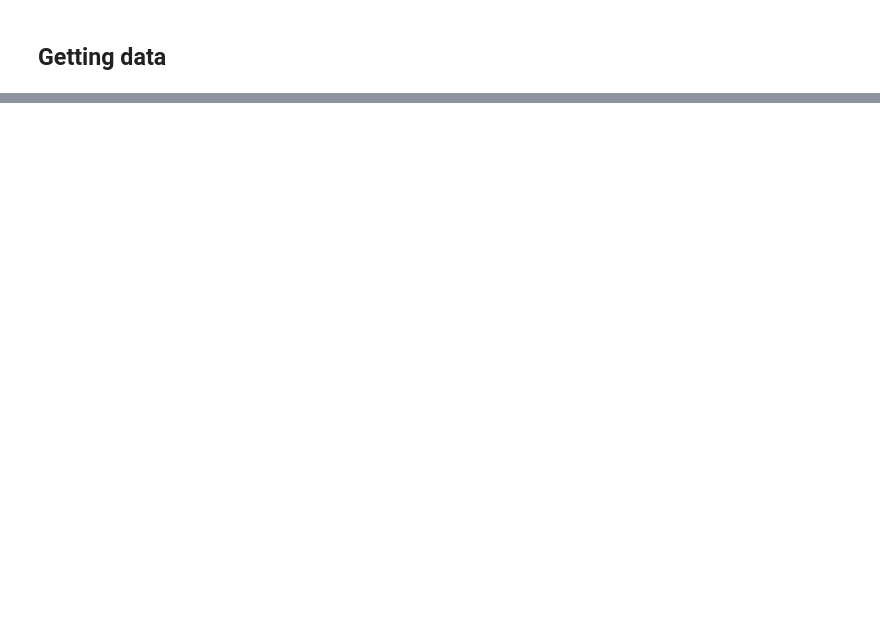
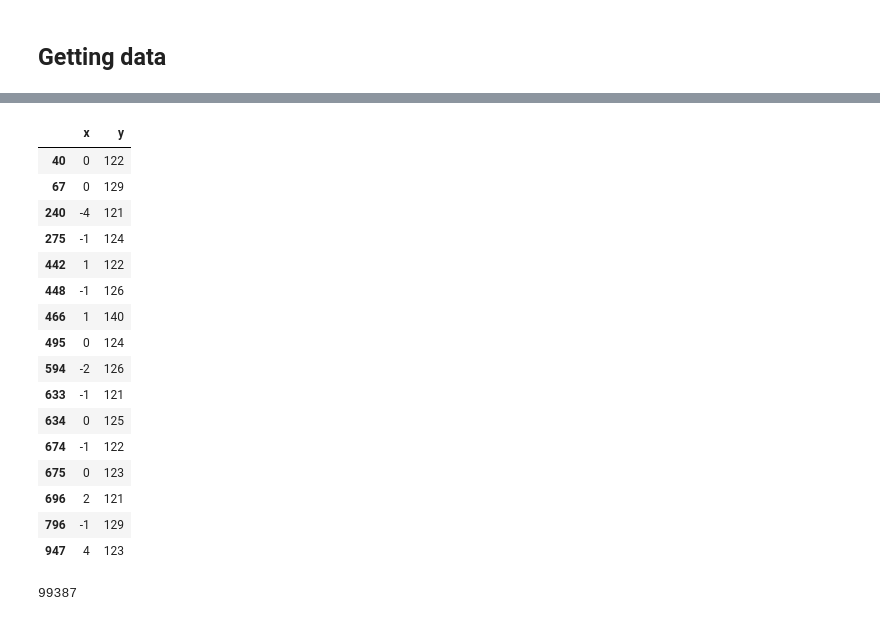
Before and after one commit to jbuisine/python-learn, a Jupyter notebook: Pandas.ipynb, the cells around one changed output, grey strips where cells are left out. Cells and saved outputs as stored; diff of their text form; code cells hidden in the pictures; blank space fills up the shorter version.

```diff
--- a/Pandas.ipynb
+++ b/Pandas.ipynb
@@ -25,5 +36,25 @@ data.head(10)
 # %%
-data[data['newPerct2013'] > .008]
-data.query('newPerct2013 > .008')
+data[data['y'] > 120]
+data.query('y > 120')
+# %% [output]
+|  | x | y |
+| 40 | 0 | 122 |
+| 67 | 0 | 129 |
+| 240 | -4 | 121 |
+| 275 | -1 | 124 |
+| 442 | 1 | 122 |
+| 448 | -1 | 126 |
+| 466 | 1 | 140 |
+| 495 | 0 | 124 |
+| 594 | -2 | 126 |
+| 633 | -1 | 121 |
+| 634 | 0 | 125 |
+| 674 | -1 | 122 |
+| 675 | 0 | 123 |
+| 696 | 2 | 121 |
+| 796 | -1 | 129 |
+| 947 | 4 | 123 |
 # %%
-data['newPerct2013'].sum()
+data['y'].sum()
+# %% [output]
+99387
```
Also changed, not shown: parts of 12 cells of this notebook, 1 other file.
